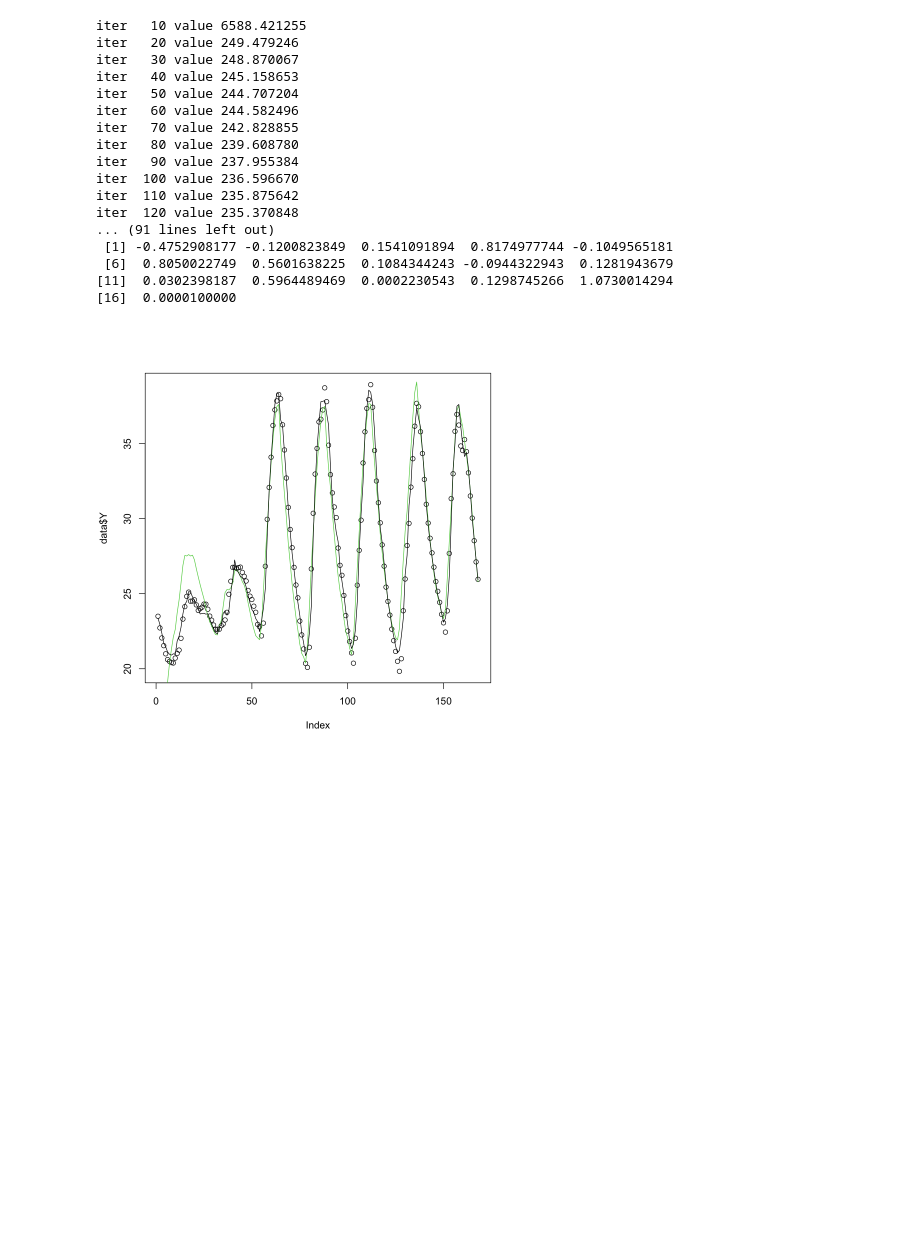
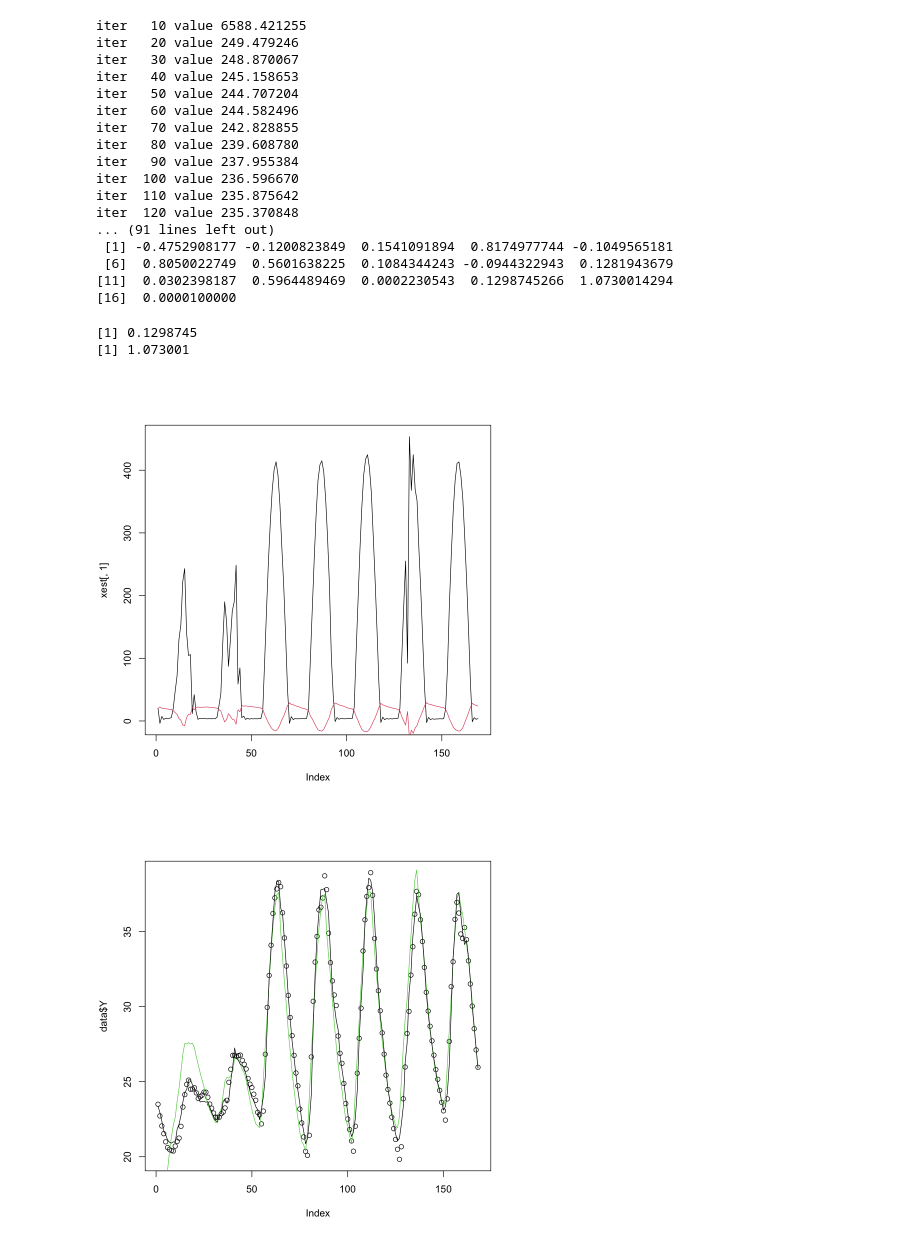
Before and after one commit to mathilderask/TimeSeriesAnalysis, a Jupyter notebook: Assignment4/opg2_nik.ipynb, the cells around one changed output. Saved outputs shown, nothing was run; the diff lists cells and outputs as text; code cells hidden in the pictures; blank space fills up the shorter version.

```diff
--- a/Assignment4/opg2_nik.ipynb
+++ b/Assignment4/opg2_nik.ipynb
@@ -49,6 +49,16 @@ iter  120 value 235.370848
  [6]  0.8050022749  0.5601638225  0.1084344243 -0.0944322943  0.1281943679
 [11]  0.0302398187  0.5964489469  0.0002230543  0.1298745266  1.0730014294
 [16]  0.0000100000
+# %%
+xest <-kf_logLik_dt(par=par2d,df=data)
+plot(xest[,1],type="l")
+lines(xest[,2],type="l",col=2)
+print(par2d[14])
+print(par2d[15])
+# %% [output]
+[1] 0.1298745
+[1] 1.073001
+[figure, added]
 # %%
 plot(data$Y)
 lines(kf_logLik_dt1d(par=par1d,df = data),col = 3)
```
Also changed, not shown: 1 other file.
